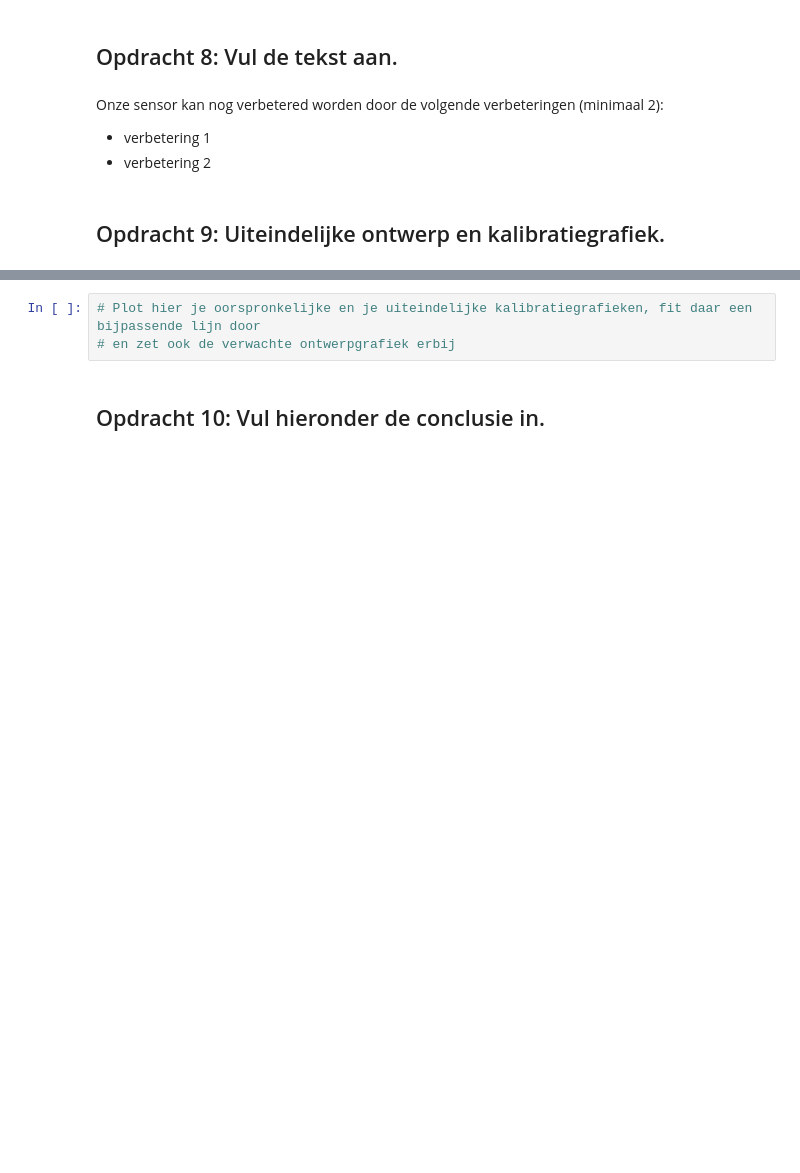
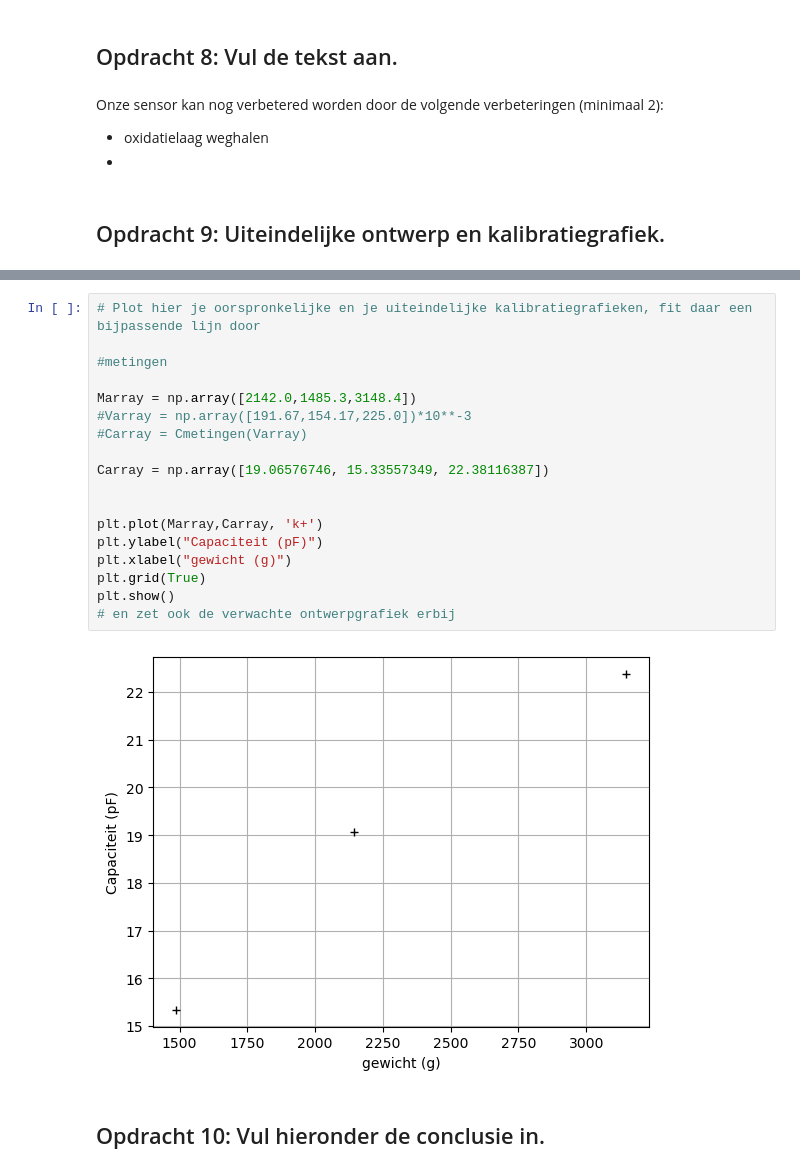
Before and after one commit to JensGroen/opdrachten-DEF-D, a Jupyter notebook: FysiekeOntwerpopdrachten/2OntwerpEenSensorCondensator/DEFOntwerpopdracht2OntwerpEenSensorInvulTemplate.ipynb, the cells around one changed output, grey strips where cells are left out. Drawn from its saved outputs; the diff is of its cells as text; blank space fills up the shorter version.

```diff
--- a/FysiekeOntwerpopdrachten/2OntwerpEenSensorCondensator/DEFOntwerpopdracht2OntwerpEenSensorInvulTemplate.ipynb
+++ b/FysiekeOntwerpopdrachten/2OntwerpEenSensorCondensator/DEFOntwerpopdracht2OntwerpEenSensorInvulTemplate.ipynb
@@ -95,8 +141,8 @@ Pas deze tekst aan: Wij gaan een sensor maken die X meet.
 # %% [markdown]
 Onze sensor kan nog verbetered worden door de volgende verbeteringen (minimaal 2):
 
-* verbetering 1
-* verbetering 2
+* oxidatielaag weghalen
+*
 # %% [markdown]
 ## Opdracht 9: Uiteindelijke ontwerp en kalibratiegrafiek.
 # %% [markdown]
@@ -104,7 +150,24 @@ Onze sensor kan nog verbetered worden door de volgende verbeteringen (minimaal 2
 ![foto sensor](tudelftLogo.png)
 # %%
 # Plot hier je oorspronkelijke en je uiteindelijke kalibratiegrafieken, fit daar een bijpassende lijn door
+
+#metingen
+
+Marray = np.array([2142.0,1485.3,3148.4])
+#Varray = np.array([191.67,154.17,225.0])*10**-3
+#Carray = Cmetingen(Varray)
+
+Carray = np.array([19.06576746, 15.33557349, 22.38116387])
+
+
+plt.plot(Marray,Carray, 'k+')
+plt.ylabel("Capaciteit (pF)")
+plt.xlabel("gewicht (g)")
+plt.grid(True)
+plt.show()
 # en zet ook de verwachte ontwerpgrafiek erbij
+# %% [output]
+[figure, added]
 # %% [markdown]
 ## Opdracht 10: Vul hieronder de conclusie in.
 # %% [markdown]
```
Also changed, not shown: parts of 12 cells of this notebook, 5 other files.
